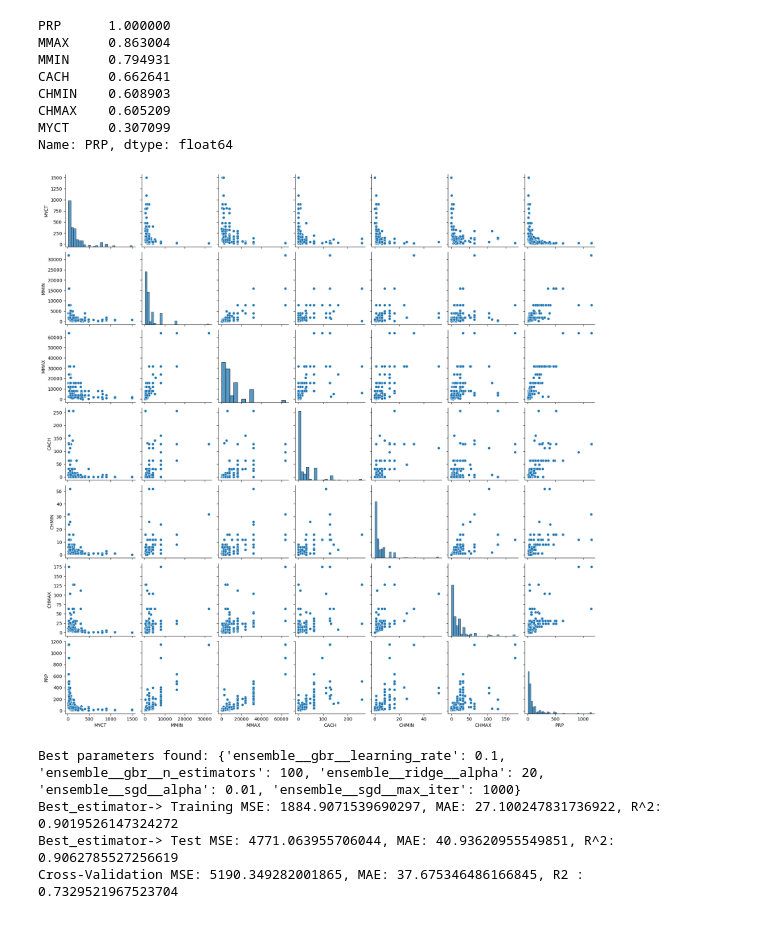
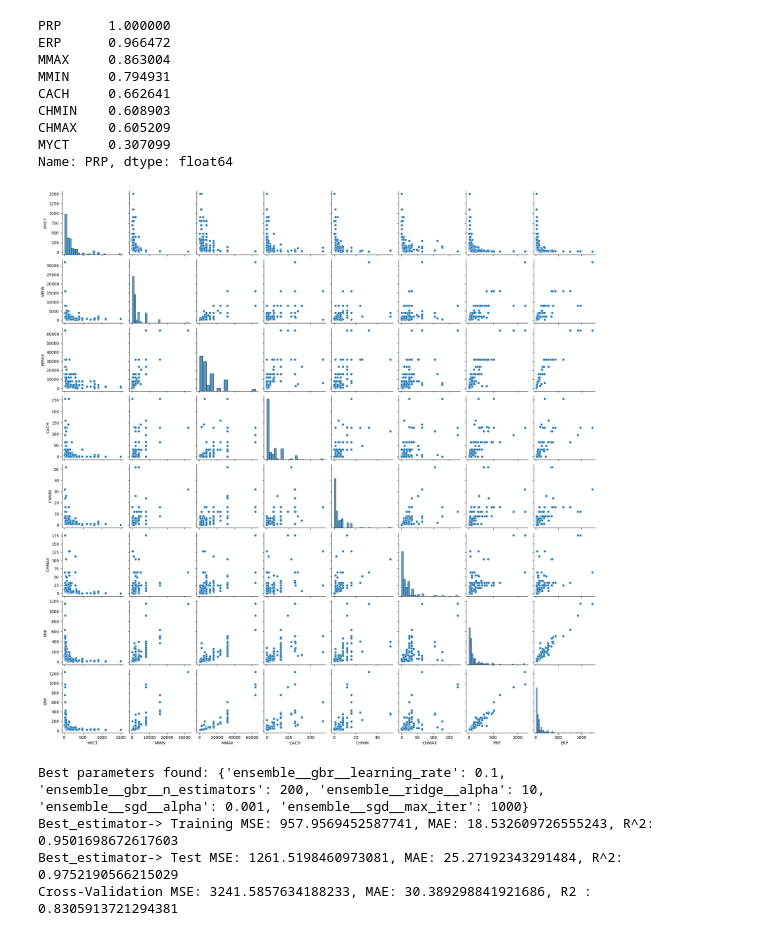
Before and after one commit to Jangkwangik/python_basic, a Jupyter notebook: pipeline_cpu_data.ipynb, the cells around one changed output. Cells and saved outputs as stored; diff of their text form; code cells hidden in the pictures.

```diff
--- a/pipeline_cpu_data.ipynb
+++ b/pipeline_cpu_data.ipynb
@@ -1,4 +1,7 @@
 # %%
+# 깃허브 : https://github.com/Jangkwangik/python_basic
+# pipeline_cpu_data.ipynb
+
 import pandas as pd
 import numpy as np
 import seaborn as sns
@@ -12,7 +15,7 @@ from sklearn.pipeline import Pipeline
 from sklearn.ensemble import VotingRegressor, GradientBoostingRegressor
 
 # 데이터 로드
-data = pd.read_csv('machine.data.csv')
+data = pd.read_csv('machine.data_update.csv')
 
 # 데이터 탐색
 # data.head()
@@ -32,7 +35,7 @@ num_features = data.columns
 sns.pairplot(data[num_features])
 plt.show()
 
-num_features = ['MYCT', 'MMIN', 'MMAX', 'CACH', 'CHMIN', 'CHMAX']
+num_features = ['MYCT', 'MMIN', 'MMAX', 'CACH', 'CHMIN', 'CHMAX', 'ERP']
 
 # 전처리 작업
 # 데이터 스케일링
@@ -111,35 +114,36 @@ cv_scores_mse = cross_val_score(best_model, X, y, cv=5, scoring='neg_mean_square
 bcv_mse = -cv_scores_mse.mean()
 
 cv_scores_r2 = cross_val_score(best_model, X, y, cv=5, scoring='r2')
 bcv_r2 = cv_scores_r2.mean()
 
 cv_scores_mae = cross_val_score(best_model, X, y, cv=5, scoring='neg_mean_absolute_error')
 bcv_mae = -cv_scores_mae.mean()
 
 print(f'Cross-Validation MSE: {bcv_mse}, MAE: {bcv_mae}, R2 : {bcv_r2}')
 
 # 시각화
 plt.figure(figsize=(12, 6))
 plt.subplot(1,2,1)
 plt.scatter(y_test, y_test_pred)
 plt.plot([y_test.min(), y_test.max()], [y_test.min(), y_test.max()], 'r--')
 plt.xlabel('machine')
 plt.ylabel('PRP')
 plt.title('machine vs PRP')
 
 plt.show()
 # 성능 결과 바 차트 시각화는 아래 아래 있습니다.
 # %% [output]
 PRP      1.000000
+ERP      0.966472
 MMAX     0.863004
 MMIN     0.794931
 CACH     0.662641
 CHMIN    0.608903
 CHMAX    0.605209
 MYCT     0.307099
 Name: PRP, dtype: float64
-[figure, old version]
+[figure, new version]
-Best parameters found: {'ensemble__gbr__learning_rate': 0.1, 'ensemble__gbr__n_estimators': 100, 'ensemble__ridge__alpha': 20, 'ensemble__sgd__alpha': 0.01, 'ensemble__sgd__max_iter': 1000}
-Best_estimator-> Training MSE: 1884.9071539690297, MAE: 27.100247831736922, R^2: 0.9019526147324272
-Best_estimator-> Test MSE: 4771.063955706044, MAE: 40.93620955549851, R^2: 0.9062785527256619
-Cross-Validation MSE: 5190.349282001865, MAE: 37.675346486166845, R2 : 0.7329521967523704
+Best parameters found: {'ensemble__gbr__learning_rate': 0.1, 'ensemble__gbr__n_estimators': 200, 'ensemble__ridge__alpha': 10, 'ensemble__sgd__alpha': 0.001, 'ensemble__sgd__max_iter': 1000}
+Best_estimator-> Training MSE: 957.9569452587741, MAE: 18.532609726555243, R^2: 0.9501698672617603
+Best_estimator-> Test MSE: 1261.5198460973081, MAE: 25.27192343291484, R^2: 0.9752190566215029
+Cross-Validation MSE: 3241.5857634188233, MAE: 30.389298841921686, R2 : 0.8305913721294381
```
Also changed, not shown: parts of 3 cells of this notebook, 1 other file.
